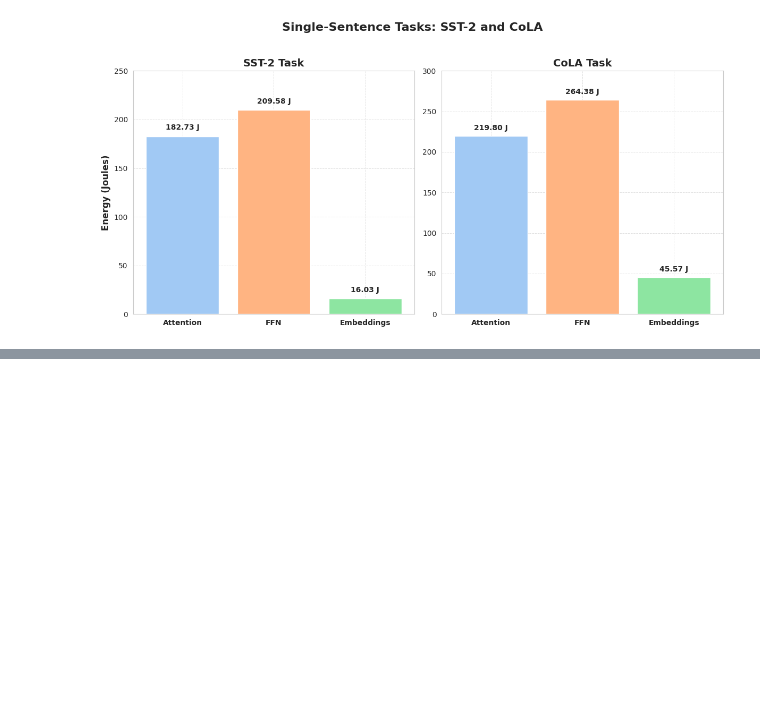
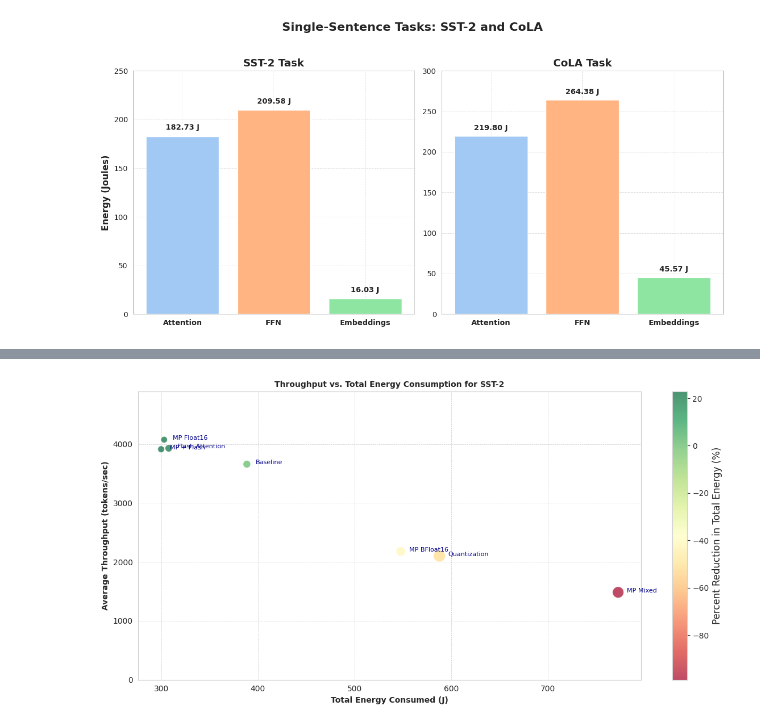
Before and after one commit to Rakene/EnergyEfficientLLM, a Jupyter notebook: Energy_EfficientBERT_Inference.ipynb, the cells around one changed output, grey strips where cells are left out. Drawn from its saved outputs; the diff is of its cells as text; code cells hidden in the pictures; blank space fills up the shorter version.

```diff
--- a/Energy_EfficientBERT_Inference.ipynb
+++ b/Energy_EfficientBERT_Inference.ipynb
@@ -1278,0 +1567,88 @@ plt.show()
+# %%
+data = {
+    'SST-2': {
+        'Approaches': ['Baseline', 'MP Float16', 'MP BFloat16', 'MP Mixed',
+                      'Flash Attention', 'Quantization', 'MP + Flash'],
+        'Attention': [182.73, 136.09, 273.58, 411.76, 170.17, 451.65, 145.87],
+        'FFN': [209.58, 137.76, 256.39, 425.65, 400.11, 319.46, 104.27],
+        'Embeddings': [16.03, 12.55, 49.82, 60.11, 60.11, 18.79, 23.40],
+        'Total Energy': [388.573, 303.006, 547.761, 772.743, 307.751, 587.766, 299.929],
+        'Average Throughput': [3658.4452, 4073.5871, 2177.6822, 1483.8804, 3927.9292, 2101.4607, 3912.1049],
+        'Carbon Intensity': [182.7255147, 136.085823, 273.5753479, 411.7589676, 170.1727672, 451.6467393, 145.8728818],
+        'Percent Reduction': [0, 22.02083006, -40.96733432, -98.86687958, 20.7996953, -51.2626971, 22.81270186]
+    },
+    'CoLA': {
+        'Approaches': ['Baseline', 'MP Float16', 'MP BFloat16', 'MP Mixed',
+                      'Flash Attention', 'Quantization', 'MP + Flash'],
+        'Attention': [219.80, 205.46, 318.50, 454.67, 156.61, 602.34, 206.22],
+        'FFN': [264.38, 135.50, 301.25, 446.62, 152.78, 299.48, 170.22],
+        'Embeddings': [45.57, 13.93, 63.39, 80.34, 24.88, 25.99, 29.96],
+        'Total Energy': [496.225, 362.4381, 648.518, 931, 361.3374, 689.218, 370.561],
+        'Average Throughput': [1709.9613, 1906.9612, 1008.4878, 687.626, 1824.6967, 964.6759, 1799.8343],
+        'Carbon Intensity': [219.8024566, 205.4639318, 318.5000872, 454.6701634, 156.6085743, 602.3416004, 206.2157022],
+        'Percent Reduction': [0, 26.96093506, -30.69031185, -87.61650461, 27.18274976, -38.89223638, 25.32399617]
+    },
+    'MRPC': {
+        'Approaches': ['Baseline', 'MP Float16', 'MP BFloat16', 'MP Mixed',
+                      'Flash Attention', 'Quantization', 'MP + Flash'],
+        'Attention': [89.03, 66.66, 138.26, 172.97, 80.61, 219.55, 70.27],
+        'FFN': [122.41, 53.97, 137.25, 176.06, 57.12, 126.15, 101.72],
+        'Embeddings': [4.22, 14.21, 14.46, 29.11, 14.08, 4.35, 8.89],
+        'Total Energy': [187.251, 142.0903, 257.307, 367.119, 140.4787, 261.65, 152.188],
+        'Average Throughput': [7732.9573, 8546.4043, 4540.4528, 3111.8531, 8302.0584, 4486.6947, 7679.6345],
+        'Carbon Intensity': [89.03142294, 66.65832334, 138.2615321, 172.9729922, 80.60524851, 219.5513936, 70.26731314],
+        'Percent Reduction': [0, 24.11773502, -37.41288431, -96.05716391, 24.97839798, -39.73223107, 18.72513364]
+    },
+    'MNLI': {
+        'Approaches': ['Baseline', 'MP Float16', 'MP BFloat16', 'MP Mixed',
+                      'Flash Attention', 'Quantization', 'MP + Flash'],
+        'Attention': [4269.66, 2880.07, 6024.69, 9107.92, 3345.16, 10150.22, 3723.50],
+        'FFN': [5086.30, 2590.14, 5873.68, 9040.49, 2737.10, 6733.41, 3149.62],
+        'Embeddings': [505.75, 421.02, 1013.02, 1485.22, 423.54, 440.31, 433.17],
+        'Total Energy': [9186.482, 6713.3426, 11946.028, 17423.159, 6691.9123, 12934.484, 7199.207],
+        'Average Throughput': [5891.1426, 6552.1518, 3489.4689, 2383.8842, 6333.8994, 3417.9078, 5933.2541],
+        'Carbon Intensity': [4269.656674, 2880.070932, 6024.692481, 9107.923021, 3345.157031, 10150.21727, 3723.502524],
+        'Percent Reduction': [0, 26.92150706, -30.03920326, -89.66084079, 27.15478787, -40.79910024, 21.63260103]
+    }
+}
+
+def plot_bubble_throughput_energy(data, tasks):
+    for task in tasks:
+        df = pd.DataFrame({
+            'Approaches': data[task]['Approaches'],
+            'Total Energy': data[task]['Total Energy'],
+            'Average Throughput': data[task]['Average Throughput'],
+            'Percent Reduction': data[task]['Percent Reduction'],
+            'Carbon Intensity': data[task]['Carbon Intensity']
+        })
+
+        plt.figure(figsize=(12, 6))
+        scatter = plt.scatter(df['Total Energy'], df['Average Throughput'],
+                              s=df['Carbon Intensity'] * 0.5,  # Scale bubble size using Carbon Intensity
+                              c=df['Percent Reduction'], cmap='RdYlGn', alpha=0.7, edgecolors='w', linewidth=0.8)
+
+        plt.title(f'Throughput vs. Total Energy Consumption for {task}', fontsize=10, weight='bold')
+        plt.xlabel('Total Energy Consumed (J)', fontsize=10, weight='bold')
+        plt.ylabel('Average Throughput (tokens/sec)', fontsize=10, weight='bold')
+
+        #
+        for i in range(df.shape[0]):
+            plt.annotate(df['Approaches'][i],
+                         (df['Total Energy'][i], df['Average Throughput'][i]),
+                         textcoords="offset points", xytext=(11,0), fontsize=8, color='darkblue')
+
+        # Add color bar
+        cbar = plt.colorbar(scatter)
+        cbar.set_label('Percent Reduction in Total Energy (%)', fontsize=12)
+
+        plt.grid(True, which="both", ls="--", linewidth=0.5)
+        plt.ylim(0, df['Average Throughput'].max() * 1.2)
+        plt.tight_layout()
+        plt.show()
+
+
+
+# Execute the bubble chart throughput vs energy plot function
+plot_bubble_throughput_energy(data, tasks)
+# %% [output]
+[figure, added]
```
Also changed, not shown: parts of 6 cells of this notebook, 2 other files.
